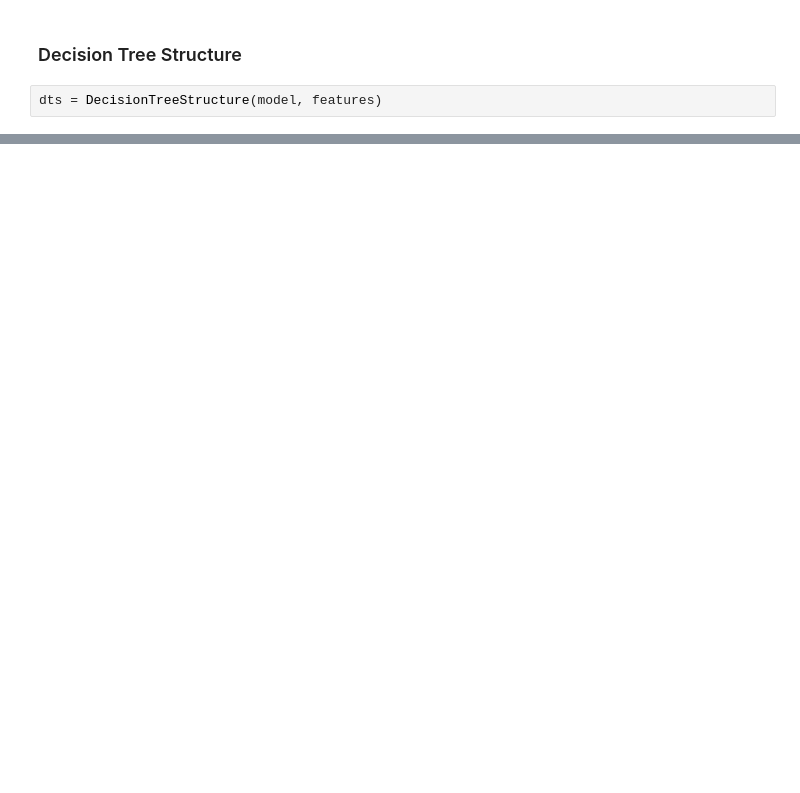
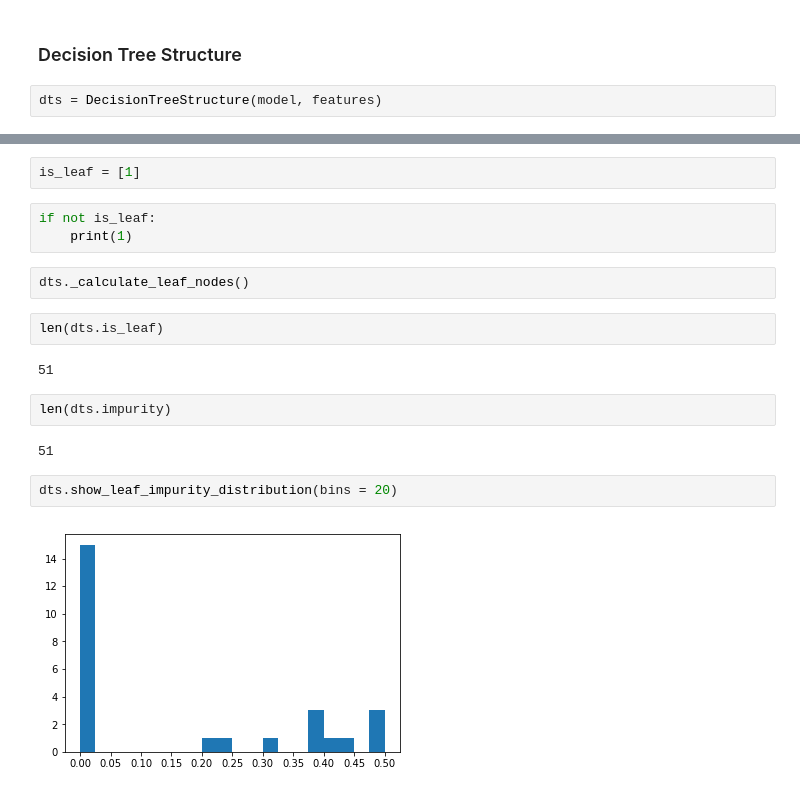
Before and after one commit to tlapusan/woodpecker, a Jupyter notebook: notebooks/DecisionTreeStructure.ipynb, the cells around one changed output, grey strips where cells are left out. Drawn from its saved outputs; the diff is of its cells as text; blank space fills up the shorter version.

Commit message:
Add visualizations for leaf impurity and samples

```diff
--- a/notebooks/DecisionTreeStructure.ipynb
+++ b/notebooks/DecisionTreeStructure.ipynb
@@ -122 +122,20 @@ Name: 10, dtype: float64
 [drawing not drawn]
+# %%
+is_leaf = [1]
+# %%
+if not is_leaf:
+    print(1)
+# %%
+dts._calculate_leaf_nodes()
+# %%
+len(dts.is_leaf)
+# %% [output]
+51
+# %%
+len(dts.impurity)
+# %% [output]
+51
+# %%
+dts.show_leaf_impurity_distribution(bins = 20)
+# %% [output]
+[figure, added]
```
Also changed, not shown: parts of 6 cells of this notebook, 1 other file.
